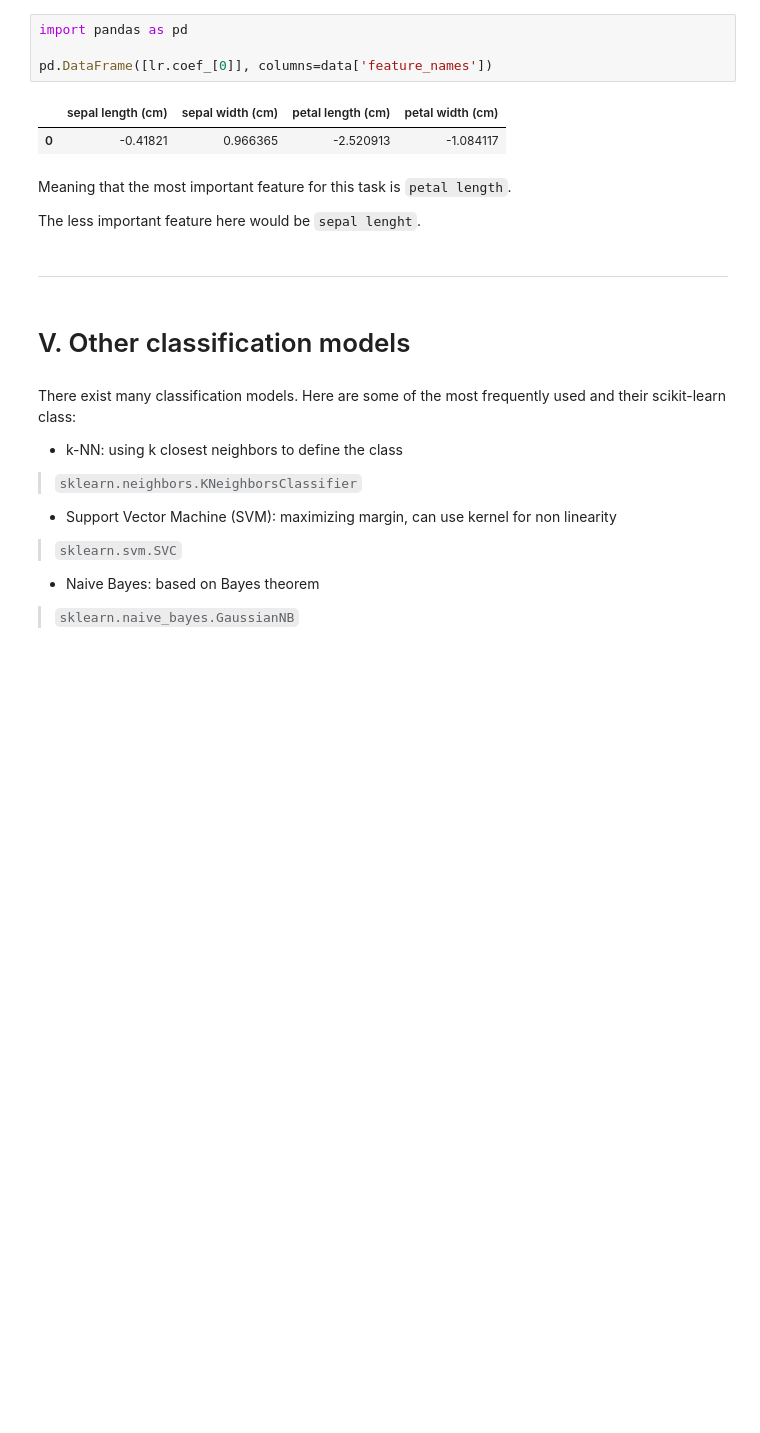
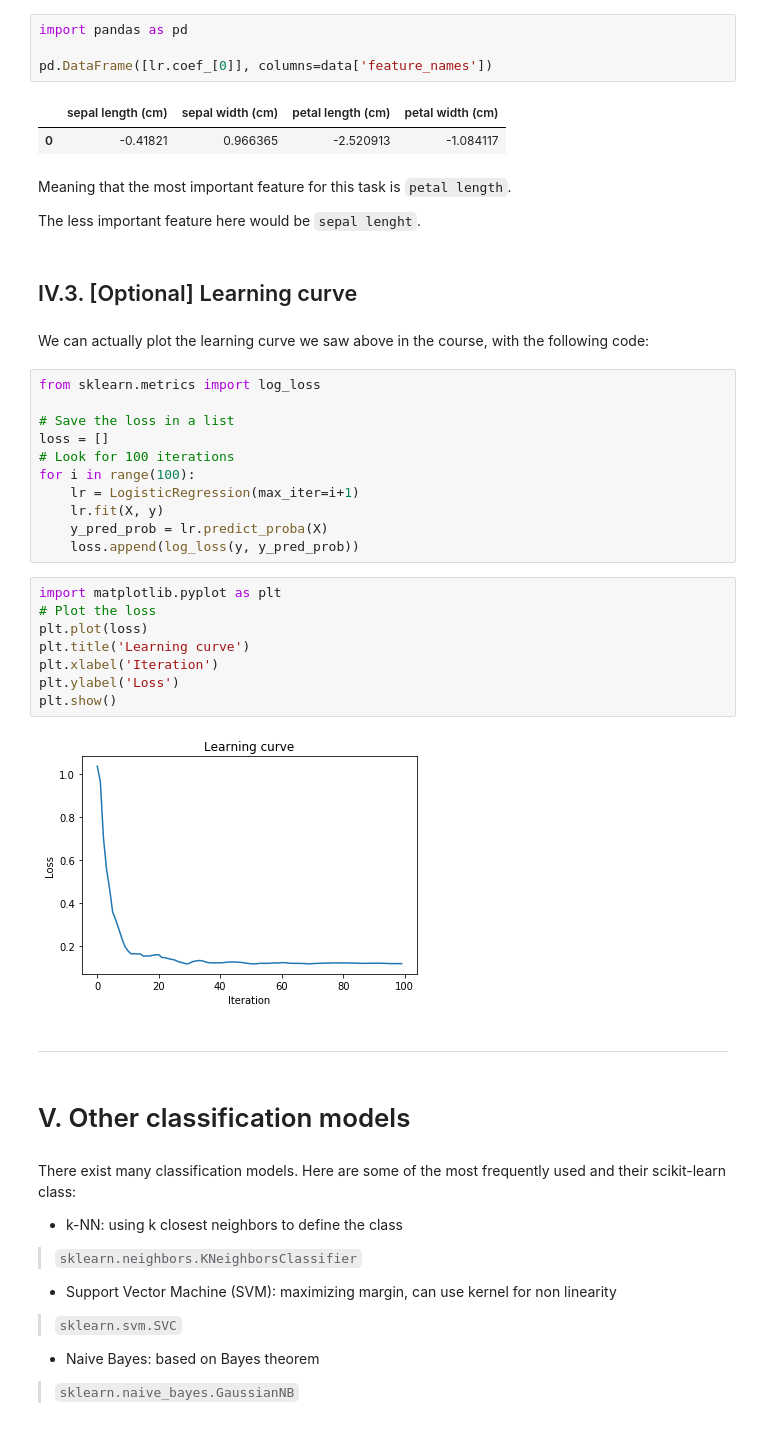
Before and after one commit to vincent-vdb/Edhec_2020_ML_Intro, a Jupyter notebook: 03_Logistic_and_Preparation/01_Logistic_Regression.ipynb, the cells around one changed output. Drawn from its saved outputs; the diff is of its cells as text; blank space fills up the shorter version.

Commit message:
adding learning curve and bias to logistic regression

```diff
--- a/03_Logistic_and_Preparation/01_Logistic_Regression.ipynb
+++ b/03_Logistic_and_Preparation/01_Logistic_Regression.ipynb
@@ -326,6 +358,31 @@ pd.DataFrame([lr.coef_[0]], columns=data['feature_names'])
 Meaning that the most important feature for this task is `petal length`.
 
 The less important feature here would be `sepal lenght`.
+# %% [markdown]
+## IV.3. [Optional] Learning curve
+# %% [markdown]
+We can actually plot the learning curve we saw above in the course, with the following code:
+# %%
+from sklearn.metrics import log_loss
+
+# Save the loss in a list
+loss = []
+# Look for 100 iterations
+for i in range(100):
+    lr = LogisticRegression(max_iter=i+1)
+    lr.fit(X, y)
+    y_pred_prob = lr.predict_proba(X)
+    loss.append(log_loss(y, y_pred_prob))
+# %%
+import matplotlib.pyplot as plt
+# Plot the loss
+plt.plot(loss)
+plt.title('Learning curve')
+plt.xlabel('Iteration')
+plt.ylabel('Loss')
+plt.show()
+# %% [output]
+[figure, added]
 # %% [markdown]
 ___
 # %% [markdown]
```
Also changed, not shown: parts of 22 cells of this notebook, 1 other file.
